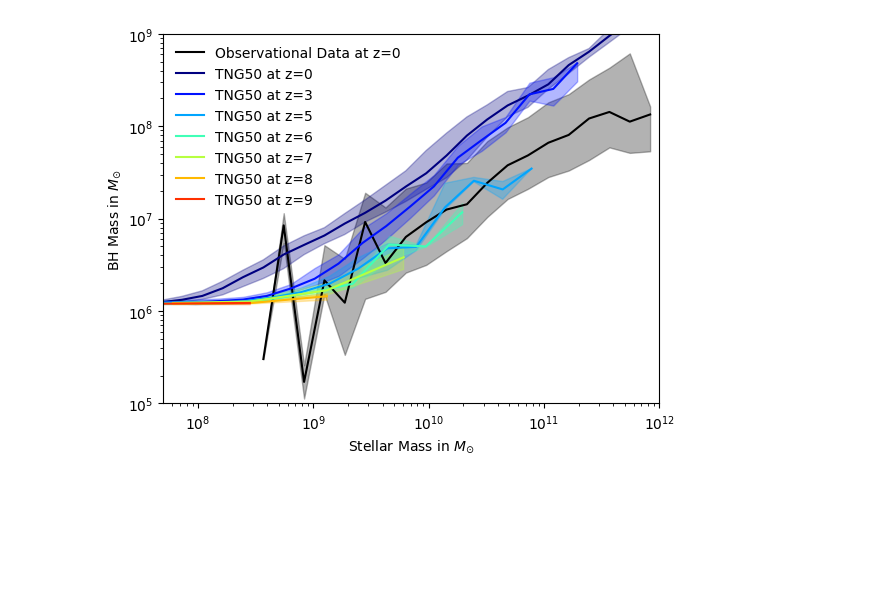
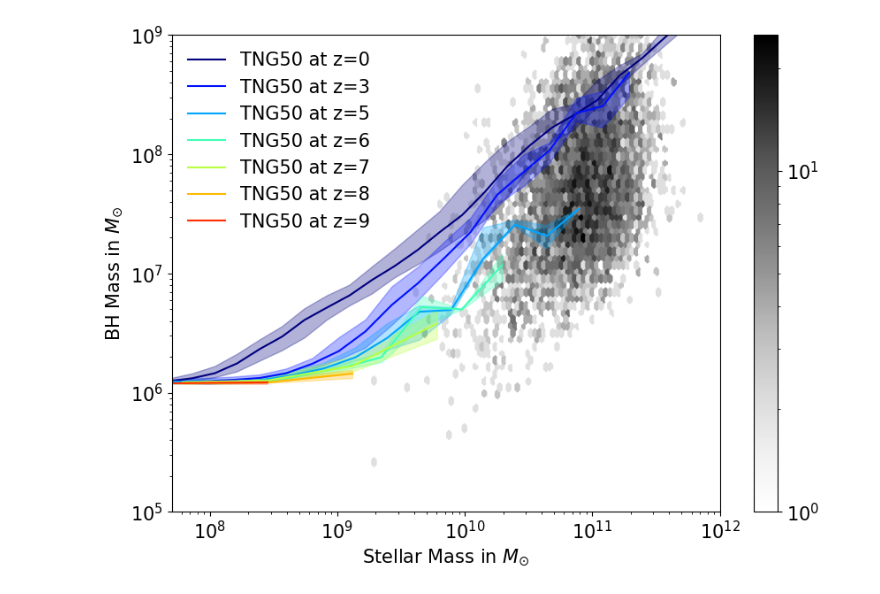
Before and after one commit to clilje/summer_2023, a Jupyter notebook: Week 1/JWST project/plot_bh_tng50.ipynb, the cells around one changed output. Drawn from its saved outputs; the diff is of its cells as text; code cells hidden in the pictures; blank space fills up the shorter version.

```diff
--- a/Week 1/JWST project/plot_bh_tng50.ipynb
+++ b/Week 1/JWST project/plot_bh_tng50.ipynb
@@ -78,4 +8,7 @@ ValueError: x contains non-positive values, so can not be log-scaled
 # %%
+plt.rcParams["figure.figsize"] = (10,7)
+plt.rcParams["font.size"] = (15)
+
 sim_list = np.array(['TNG50'])
 #snapshot_num = np.array([99])
 snapshot_num = np.array([99,25,17,13,11,8,6,4])
@@ -101,44 +34,43 @@ df_data['massBH'] = 10**(df_data['massBH'])
 group_data = df_data.groupby(pd.cut(df_data['stellar mass'], bins[0]))
 plot_centers_data = (bins[0] [:-1] + bins[0] [1:])/2
 plot_values_data = group_data['massBH'].median()
-plt.plot(plot_centers_data, plot_values_data, label='Observational Data at z=0', color= 'black')
-lower_q = group_data['massBH'].quantile(q=0.25)
-upper_q = group_data['massBH'].quantile(q=0.75)
-plt.fill_between(plot_centers_data, lower_q, upper_q ,alpha=0.3,color= 'black')
+pcm=plt.hexbin(df_data['stellar mass'], df_data['massBH'],xscale='log',yscale='log',cmap='Greys',bins='log')
+#lower_q = group_data['massBH'].quantile(q=0.25)
+#upper_q = group_data['massBH'].quantile(q=0.75)
+#plt.fill_between(plot_centers_data, lower_q, upper_q ,alpha=0.3,color= 'black')
 
 
 
 
 
 while x < len(snapshot_num):
     filename = str("Simulation Data/"+str(sim_list[0])+"/catalog_Habouzit_"+str(sim_list[0])+"_out_"+str(snapshot_num[x])+"_epsr01_correctlum_units_central.txt")
 
     df = pd.read_csv(filename,header=0,sep="\s+| |  ",
                        names=['redshift','stellar mass','central','radius','SFR','positionX', 'positionY', 'positionZ','noBH','massBH','BHdot','bolLum','XrayLum','sfr2','pos2'])
     df = df.loc[df['massBH']  != 0]
 
     group = df.groupby(pd.cut(df['stellar mass'], bins[x]))
     plot_centers = (bins[x] [:-1] + bins[x] [1:])/2
     plot_values = group['massBH'].median()
     plt.plot(plot_centers, plot_values, label=str(sim_list[0])+" at "+str(snapshot_name[x]), color= colors[x])
     #sdt = group['massBH'].std()
     #plt.fill_between(plot_centers, plot_values-sdt, plot_values+sdt ,alpha=0.3)
     lower_q = group['massBH'].quantile(q=0.25)
     upper_q = group['massBH'].quantile(q=0.75)
     plt.fill_between(plot_centers, lower_q, upper_q ,alpha=0.3, color= colors[x])
     x +=1
 
 
 plt.xlabel(r'Stellar Mass in $M_{\odot}$')
 plt.xlim([10**7.7, 10**12])
 plt.ylim([1e5, 1e9])
 plt.ylabel(r'BH Mass in $M_{\odot}$')
 plt.xscale('log')
 plt.yscale('log')
-plt.legend(fontsize=10,frameon=False)
-
-
+plt.legend(fontsize=15,frameon=False)
+plt.colorbar(pcm)
 plt.savefig('TNG50_BH_Stellar_mass_overtime.jpg')
 plt.show()
 # %% [output]
-[figure, old version]
+[figure, new version]
```
Also changed, not shown: parts of 2 cells of this notebook, 18 other files.
